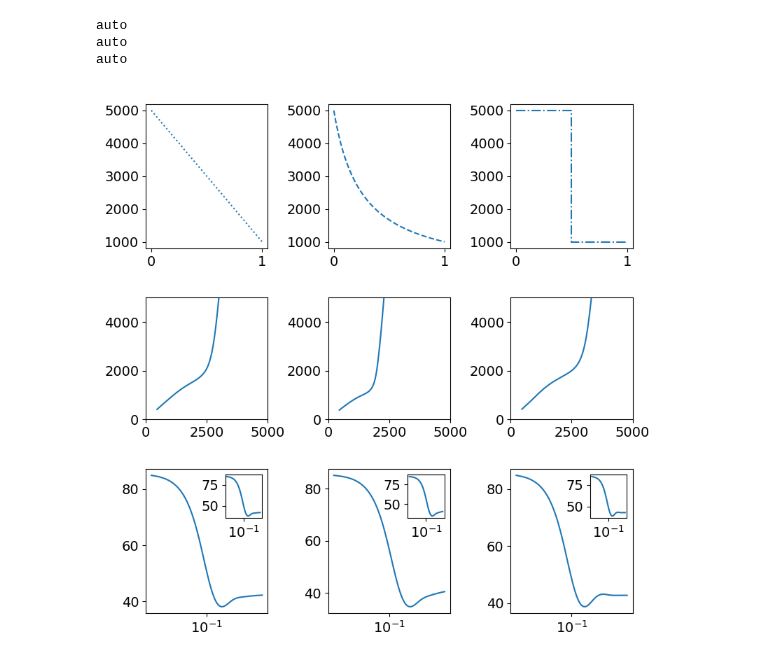
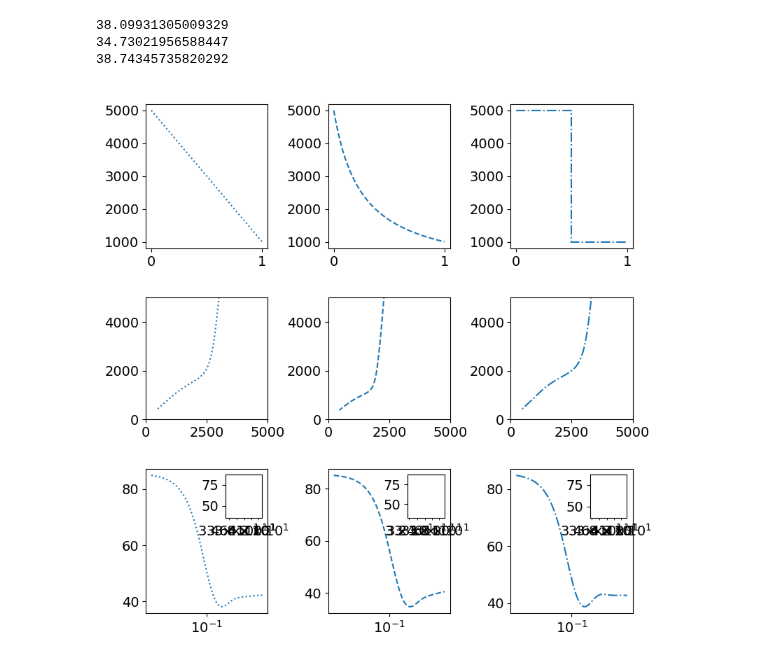
Before and after one commit to Yugal0/fitting-eis-dipangle-analysis, a Jupyter notebook: figure_flow.ipynb, the cells around one changed output. Cells and saved outputs as stored; diff of their text form; code cells hidden in the pictures.

```diff
--- a/figure_flow.ipynb
+++ b/figure_flow.ipynb
@@ -32,6 +32,7 @@ z_two=c_two.predict(f)
 c_all=[c_lin,c_ilin,c_two]
 z_all=[z_lin,z_ilin,z_two]
 profiles=["lin","ilin","two"]
+linestyles=[":","--","-."]
 # %%
 #set the fontsize, labelsizes and fonts etc. for the plots to be made below
 plt.rcParams['font.size']=12
@@ -40,43 +41,44 @@ plt.rcParams['xtick.labelsize']=14
 plt.rcParams['ytick.labelsize']=14
 
 
 fig, axs=plt.subplots(3,3)
 fig.set_size_inches(8,8)
 fig.tight_layout()
 
-for ax,prof,c in zip(axs[0],profiles,c_all):
+for ax,prof,c,ls in zip(axs[0],profiles,c_all,linestyles):
     if prof=="lin":
-        ax.plot([0,1],[c.initial_guess[0],c.initial_guess[2]*c.initial_guess[0]/c.initial_guess[1]],linestyle=":")
+        ax.plot([0,1],[c.initial_guess[0],c.initial_guess[2]*c.initial_guess[0]/c.initial_guess[1]],linestyle=ls)
 
     if prof=="ilin":
         xx=np.linspace(0,1)
         rx=1/((1/c.initial_guess[0])+(1/(c.initial_guess[2]*c.initial_guess[0]/c.initial_guess[1])-1/c.initial_guess[0])*xx)
-        ax.plot(xx,rx,linestyle="--")
+        ax.plot(xx,rx,linestyle=ls)
 
     if prof=="two":
-        ax.plot([0,delta,delta,1],[c.initial_guess[0],c.initial_guess[0],c.initial_guess[2]*c.initial_guess[0]/c.initial_guess[1],c.initial_guess[2]*c.initial_guess[0]/c.initial_guess[1]],linestyle="-.")
+        ax.plot([0,delta,delta,1],[c.initial_guess[0],c.initial_guess[0],c.initial_guess[2]*c.initial_guess[0]/c.initial_guess[1],c.initial_guess[2]*c.initial_guess[0]/c.initial_guess[1]],linestyle=ls)
 
-for ax,z in zip(axs[1],z_all):
-    ax.plot(np.real(z),-np.imag(z))
+for ax,z,ls in zip(axs[1],z_all,linestyles):
+    ax.plot(np.real(z),-np.imag(z),linestyle=ls)
     ax.set_aspect("equal")
     ax.set_xlim(0,5000)
     ax.set_ylim(0,5000)
 
-for ax,z in zip(axs[2],z_all):
-    ax.plot(f,-np.angle(z,deg=True))
+for ax,z,ls in zip(axs[2],z_all,linestyles):
+    ax.plot(f,-np.angle(z,deg=True),linestyle=ls)
     theta_min=min(-np.angle(z,deg=True))
-    gg=ax.get_aspect()
+    print(theta_min)
     ax.set_xscale("log")
     ax_inset=inset_axes(ax,width="30%",height="30%",loc="upper right")
     ax_inset.set_xscale("log")
     ax_inset.plot(f,-np.angle(z,deg=True))
+    ax_inset.set_xlim(theta_min-5,theta_min+5)
     # ax_inset.plot()
     # ax.set_aspect("equal")
     # ax.set_xlim(0,10000)
     # ax.set_ylim(0,10000)
 #
 # %% [output]
-auto
-auto
-auto
+38.09931305009329
+34.73021956588447
+38.74345735820292
-[figure, old version]
+[figure, new version]
```
